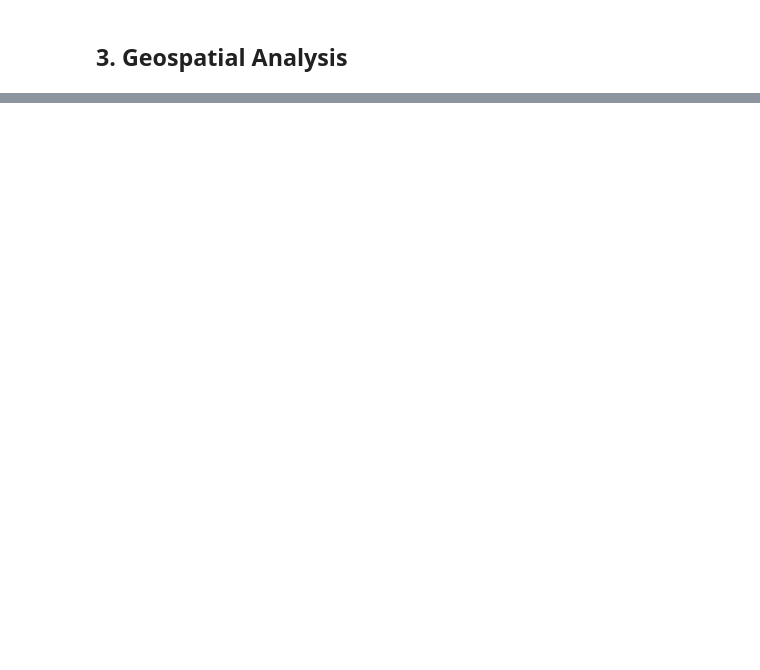
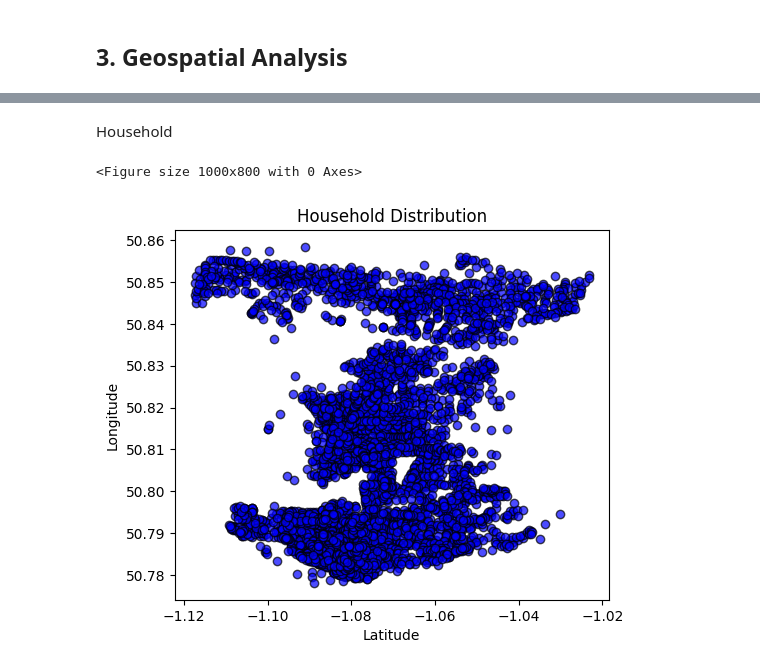
Before and after one commit to j-oshi/Data-Analysis-Understanding-CardioGood-Fitness-Customer-Profiles-for-Market-Research, a Jupyter notebook: RestaurantPredictiveModel.ipynb, the cells around one changed output, grey strips where cells are left out. Cells and saved outputs as stored; diff of their text form; code cells hidden in the pictures; blank space fills up the shorter version.

```diff
--- a/RestaurantPredictiveModel.ipynb
+++ b/RestaurantPredictiveModel.ipynb
@@ -156,0 +212,16 @@ plt.show()
+# %% [markdown]
+Household
+# %%
+household_df.dropna(subset=['latitude', 'longitude'], inplace=True, how='any')
+household_gdf = gpd.GeoDataFrame(household_df, geometry=gpd.points_from_xy(
+    household_df['longitude'], household_df['latitude']
+))
+plt.figure(figsize=(10, 8))
+household_gdf.plot(color='blue', alpha=0.7, edgecolor='black')
+plt.title("Household Distribution")
+plt.xlabel("Latitude")
+plt.ylabel("Longitude")
+plt.show()
+# %% [output]
+<Figure size 1000x800 with 0 Axes>
+[figure, added]
```
Also changed, not shown: parts of 54 cells of this notebook, 6 other files.
